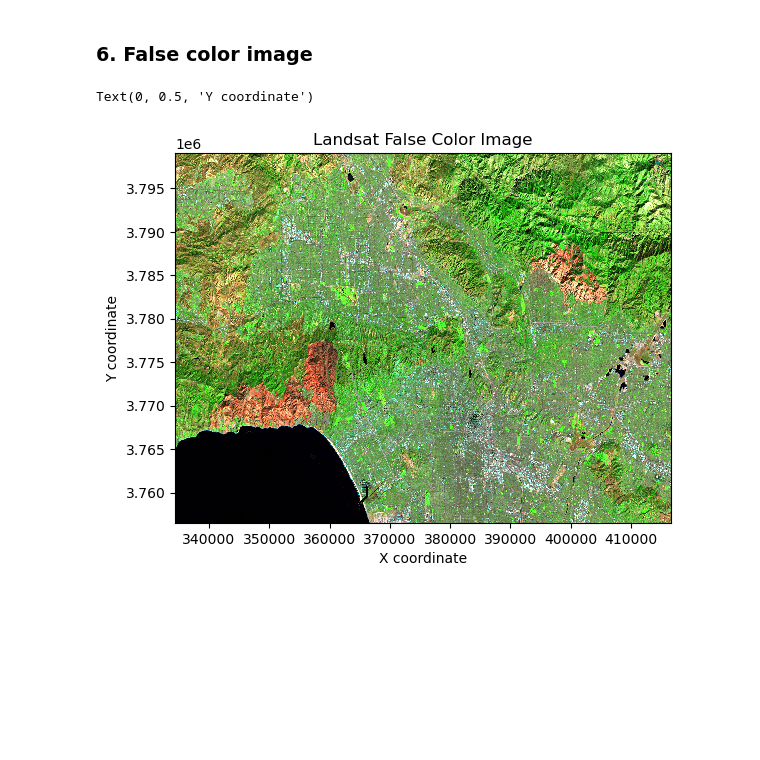
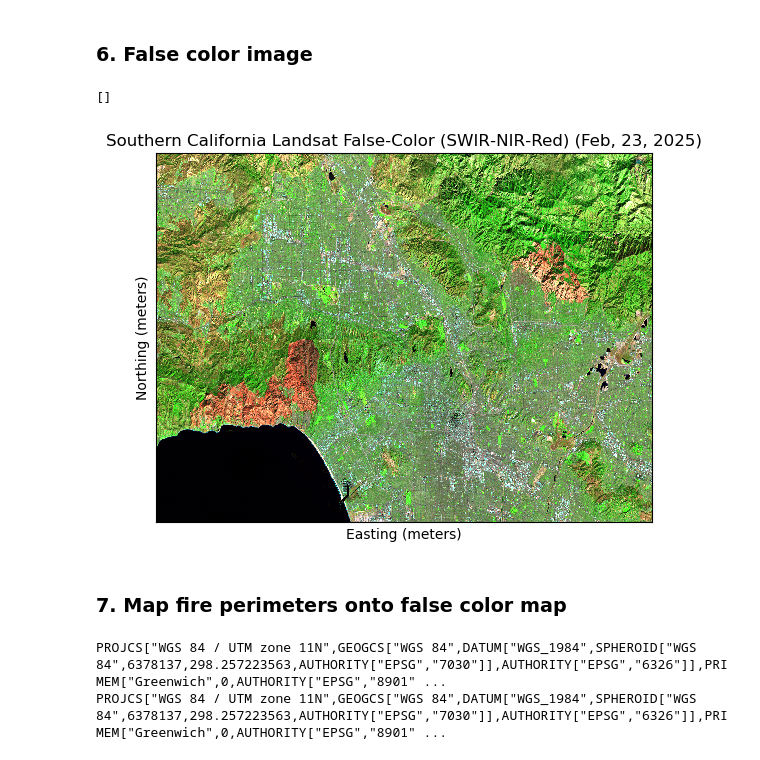
Before and after one commit to richardmonteslemus/eds220-hwk4, a Jupyter notebook: hwk4-task2-false-color-MONTESLEMUS.ipynb, the cells around one changed output. Cells and saved outputs as stored; diff of their text form; code cells hidden in the pictures; blank space fills up the shorter version.

Commit message:
Plot perimeters on false color imagery and update introduction

```diff
--- a/hwk4-task2-false-color-MONTESLEMUS.ipynb
+++ b/hwk4-task2-false-color-MONTESLEMUS.ipynb
@@ -209,14 +248,31 @@ Part a was a blank white map, it looked like this because clouds were outliers a
 ### 6. False color image
 # %%
 # e. Create false color image without warnings
-# Plot swie22, nir, and red with robust scaling
+# Plot swie22, nir, and red after addressing cloud outlier problem
+
 figure = landsat[["swir22","nir08","red"]].to_array().plot.imshow(robust=True)
 
 # Add axis labels and title
 ax = figure.axes
-ax.set_title("Landsat False Color Image")
-ax.set_xlabel("X coordinate")
-ax.set_ylabel("Y coordinate")
+ax.set_title("Southern California Landsat False‑Color (SWIR‑NIR‑Red) (Feb, 23, 2025)")
+ax.set_xlabel("Easting (meters)")
+ax.set_ylabel("Northing (meters)")
+# Remove ticks
+ax.set_xticks([])
+ax.set_yticks([])
 # %% [output]
-Text(0, 0.5, 'Y coordinate')
+[]
-[figure, old version]
+[figure, new version]
+# %% [markdown]
+### 7. Map fire perimeters onto false color map
+# %%
+# Convert fire perimeter data crs to match landsat crs
+eaton = eaton.to_crs(crs = landsat.rio.crs)
+palisades = palisades.to_crs(crs = landsat.rio.crs)
+
+# Check crs convertion
+print(eaton.crs)
+print(palisades.crs)
+# %% [output]
+PROJCS["WGS 84 / UTM zone 11N",GEOGCS["WGS 84",DATUM["WGS_1984",SPHEROID["WGS 84",6378137,298.257223563,AUTHORITY["EPSG","7030"]],AUTHORITY["EPSG","6326"]],PRIMEM["Greenwich",0,AUTHORITY["EPSG","8901" ...
+PROJCS["WGS 84 / UTM zone 11N",GEOGCS["WGS 84",DATUM["WGS_1984",SPHEROID["WGS 84",6378137,298.257223563,AUTHORITY["EPSG","7030"]],AUTHORITY["EPSG","6326"]],PRIMEM["Greenwich",0,AUTHORITY["EPSG","8901" ...
```
Also changed, not shown: parts of 6 cells of this notebook.
